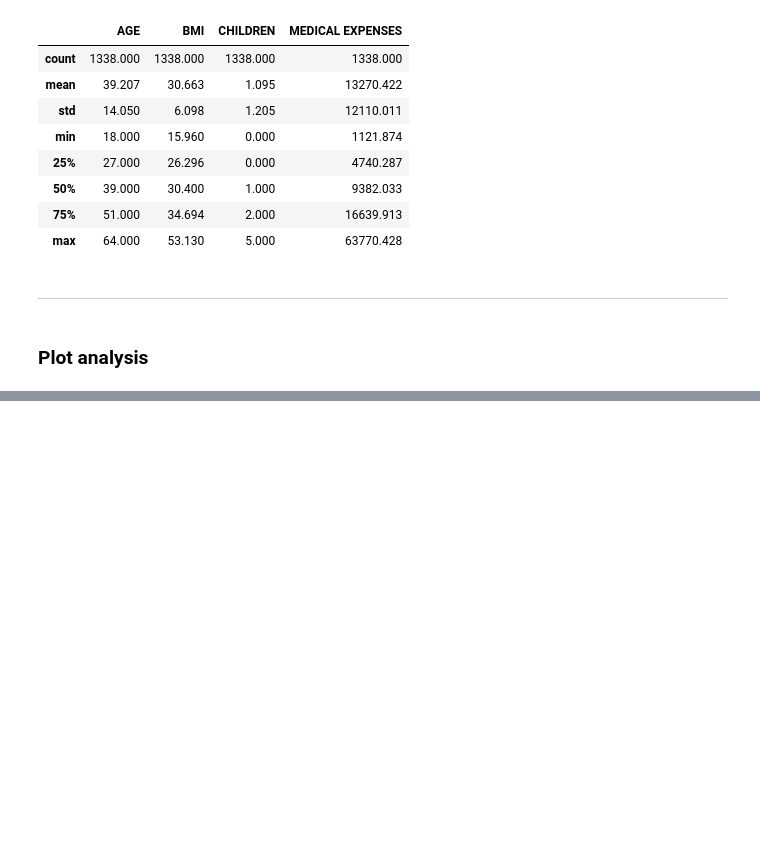
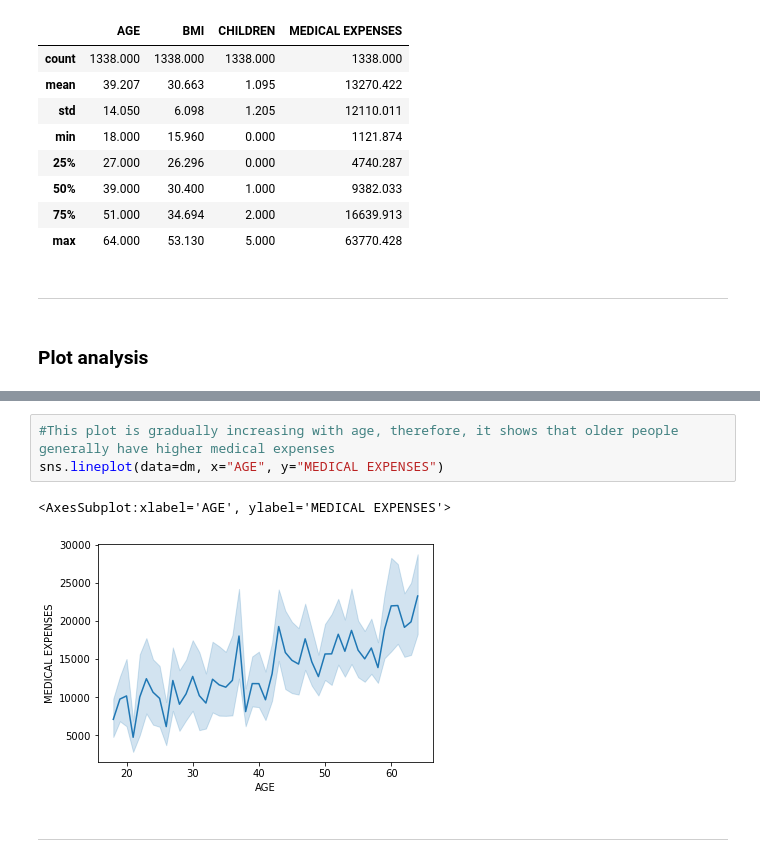
Before and after one commit to data301-2020-winter2/course-project-group_1010, a Jupyter notebook: Analysis/Analysis_KadieWert/Milestone2/EDA.ipynb, the cells around one changed output, grey strips where cells are left out. Drawn from its saved outputs; the diff is of its cells as text; blank space fills up the shorter version.

```diff
--- a/Analysis/Analysis_KadieWert/Milestone2/EDA.ipynb
+++ b/Analysis/Analysis_KadieWert/Milestone2/EDA.ipynb
@@ -136,0 +129,8 @@ AttributeError: module 'seaborn' has no attribute 'countplots'
+# %%
+#This plot is gradually increasing with age, therefore, it shows that older people generally have higher medical expenses
+sns.lineplot(data=dm, x="AGE", y="MEDICAL EXPENSES")
+# %% [output]
+<AxesSubplot:xlabel='AGE', ylabel='MEDICAL EXPENSES'>
+[figure, added]
+# %% [markdown]
+---
```
Also changed, not shown: parts of 3 cells of this notebook.
